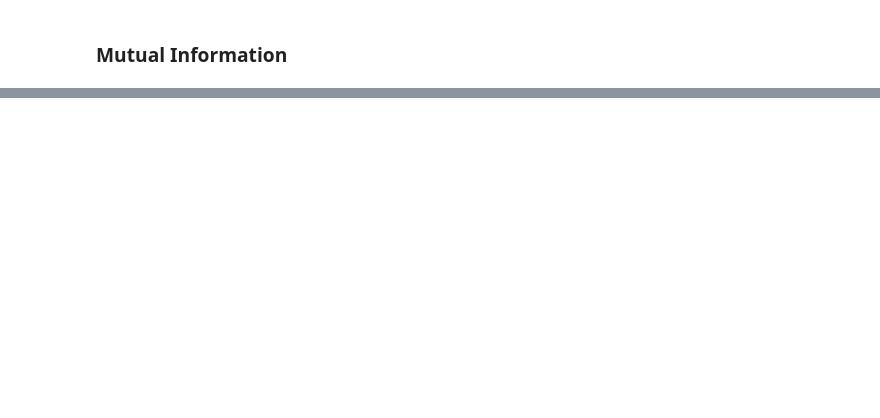
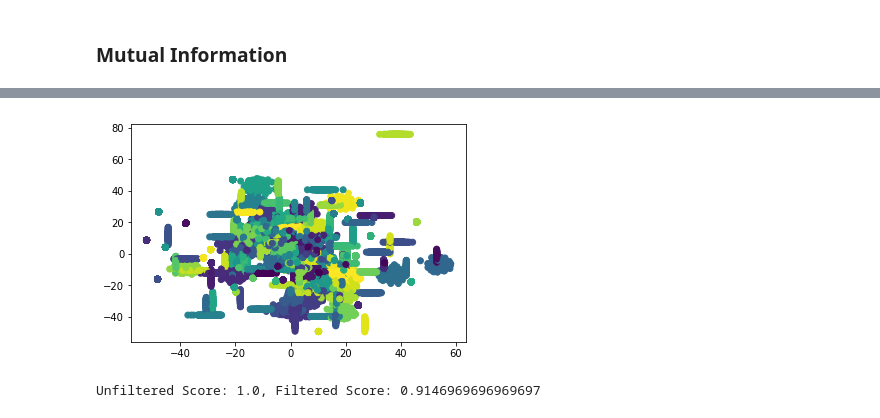
Before and after one commit to sebastiandro/MVE440-Project-3, a Jupyter notebook: SebastianN_filtering.ipynb, the cells around one changed output, grey strips where cells are left out. Cells and saved outputs as stored; diff of their text form; code cells hidden in the pictures; blank space fills up the shorter version.

```diff
--- a/SebastianN_filtering.ipynb
+++ b/SebastianN_filtering.ipynb
@@ -68,0 +111,21 @@ print(fisher)
+# %%
+X_mi = SelectPercentile(mutual_info_classif, percentile=10).fit_transform(X, y)
+X_mi_train, X_mi_test, y_mi_train, y_mi_test = train_test_split(
+    X_mi, y, test_size=0.33, random_state=42)
+
+# Pruned data classifier
+neigh = KNeighborsClassifier()
+neigh.fit(X_mi_train, y_mi_train)
+filtered_score = neigh.score(X_mi_test, y_mi_test)
+plt.scatter(X_mi_train[:,0],X_mi_train[:,1], c=y_mi_train)
+plt.show()
+
+# Original data classifier
+neigh = KNeighborsClassifier()
+neigh.fit(X_train, y_train)
+unfiltered_score = neigh.score(X_test, y_test)
+
+print("Unfiltered Score: {}, Filtered Score: {}".format(unfiltered_score, filtered_score))
+# %% [output]
+[figure, added]
+Unfiltered Score: 1.0, Filtered Score: 0.9146969696969697
```
Also changed, not shown: parts of 22 cells of this notebook, 1 other file.
